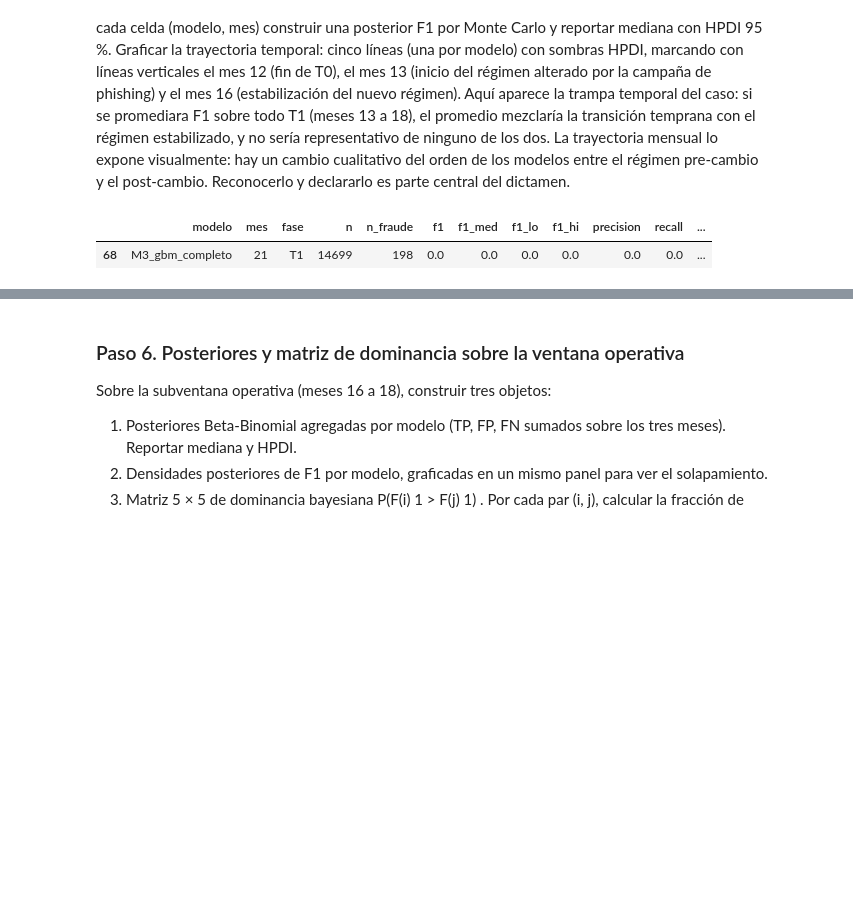
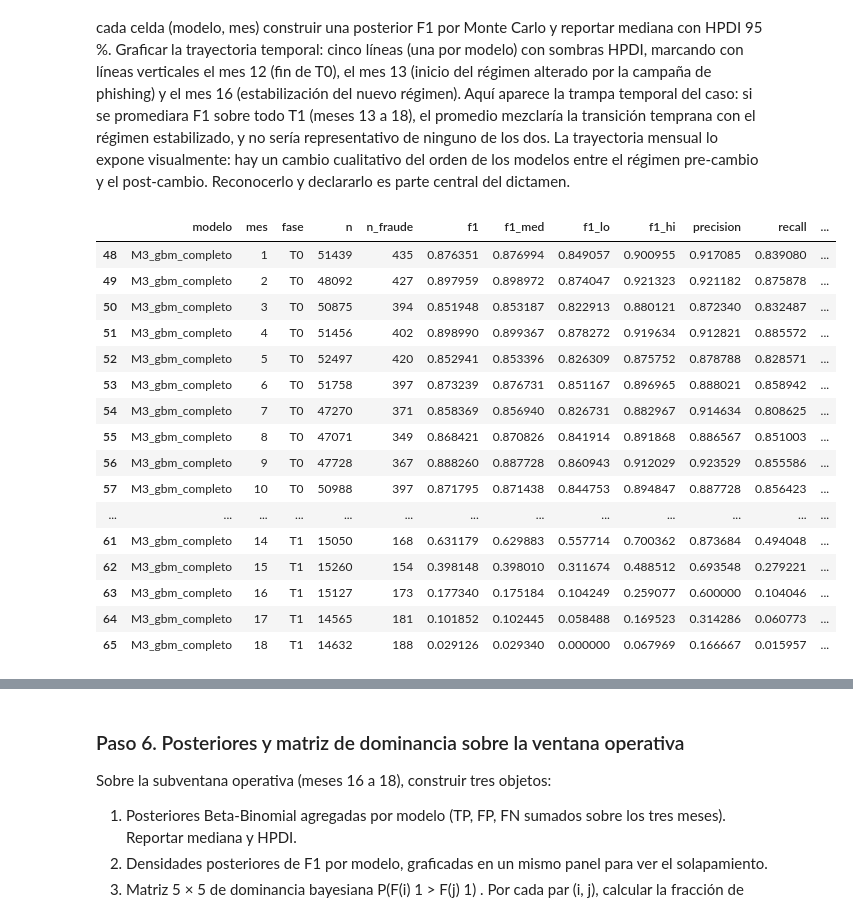
Before and after one commit to FernandoMRestelli/banco-anfora-bayes-fraud, a Jupyter notebook: notebooks/Fernando - AntiFraude.ipynb, the cells around one changed output, grey strips where cells are left out. Saved outputs shown, nothing was run; the diff lists cells and outputs as text; code cells hidden in the pictures; blank space fills up the shorter version.

```diff
--- a/notebooks/Fernando - AntiFraude.ipynb
+++ b/notebooks/Fernando - AntiFraude.ipynb
@@ -858,11 +858,28 @@ del orden de los modelos entre el régimen pre-cambio y el post-cambio. Reconoce
 es parte central del dictamen.
 # %%
 metricas_temporales = pd.read_csv("/Users/Usuario/Downloads/metricas_temporales.csv")
+
+metricas_temporales = metricas_temporales[metricas_temporales['mes']<= 18]
 # %%
-metricas_temporales[metricas_temporales['precision']== 0]
+metricas_temporales[metricas_temporales['modelo']== 'M3_gbm_completo']
 # %% [output]
 |  | modelo | mes | fase | n | n_fraude | f1 | f1_med | f1_lo | f1_hi | precision | recall | ... |
-| 68 | M3_gbm_completo | 21 | T1 | 14699 | 198 | 0.0 | 0.0 | 0.0 | 0.0 | 0.0 | 0.0 | ... |
+| 48 | M3_gbm_completo | 1 | T0 | 51439 | 435 | 0.876351 | 0.876994 | 0.849057 | 0.900955 | 0.917085 | 0.839080 | ... |
+| 49 | M3_gbm_completo | 2 | T0 | 48092 | 427 | 0.897959 | 0.898972 | 0.874047 | 0.921323 | 0.921182 | 0.875878 | ... |
+| 50 | M3_gbm_completo | 3 | T0 | 50875 | 394 | 0.851948 | 0.853187 | 0.822913 | 0.880121 | 0.872340 | 0.832487 | ... |
+| 51 | M3_gbm_completo | 4 | T0 | 51456 | 402 | 0.898990 | 0.899367 | 0.878272 | 0.919634 | 0.912821 | 0.885572 | ... |
+| 52 | M3_gbm_completo | 5 | T0 | 52497 | 420 | 0.852941 | 0.853396 | 0.826309 | 0.875752 | 0.878788 | 0.828571 | ... |
+| 53 | M3_gbm_completo | 6 | T0 | 51758 | 397 | 0.873239 | 0.876731 | 0.851167 | 0.896965 | 0.888021 | 0.858942 | ... |
+| 54 | M3_gbm_completo | 7 | T0 | 47270 | 371 | 0.858369 | 0.856940 | 0.826731 | 0.882967 | 0.914634 | 0.808625 | ... |
+| 55 | M3_gbm_completo | 8 | T0 | 47071 | 349 | 0.868421 | 0.870826 | 0.841914 | 0.891868 | 0.886567 | 0.851003 | ... |
+| 56 | M3_gbm_completo | 9 | T0 | 47728 | 367 | 0.888260 | 0.887728 | 0.860943 | 0.912029 | 0.923529 | 0.855586 | ... |
+| 57 | M3_gbm_completo | 10 | T0 | 50988 | 397 | 0.871795 | 0.871438 | 0.844753 | 0.894847 | 0.887728 | 0.856423 | ... |
+| ... | ... | ... | ... | ... | ... | ... | ... | ... | ... | ... | ... | ... |
+| 61 | M3_gbm_completo | 14 | T1 | 15050 | 168 | 0.631179 | 0.629883 | 0.557714 | 0.700362 | 0.873684 | 0.494048 | ... |
+| 62 | M3_gbm_completo | 15 | T1 | 15260 | 154 | 0.398148 | 0.398010 | 0.311674 | 0.488512 | 0.693548 | 0.279221 | ... |
+| 63 | M3_gbm_completo | 16 | T1 | 15127 | 173 | 0.177340 | 0.175184 | 0.104249 | 0.259077 | 0.600000 | 0.104046 | ... |
+| 64 | M3_gbm_completo | 17 | T1 | 14565 | 181 | 0.101852 | 0.102445 | 0.058488 | 0.169523 | 0.314286 | 0.060773 | ... |
+| 65 | M3_gbm_completo | 18 | T1 | 14632 | 188 | 0.029126 | 0.029340 | 0.000000 | 0.067969 | 0.166667 | 0.015957 | ... |
 # %%
 import numpy as np
 import pandas as pd
```
Also changed, not shown: parts of 2 cells of this notebook, 12 other files.
